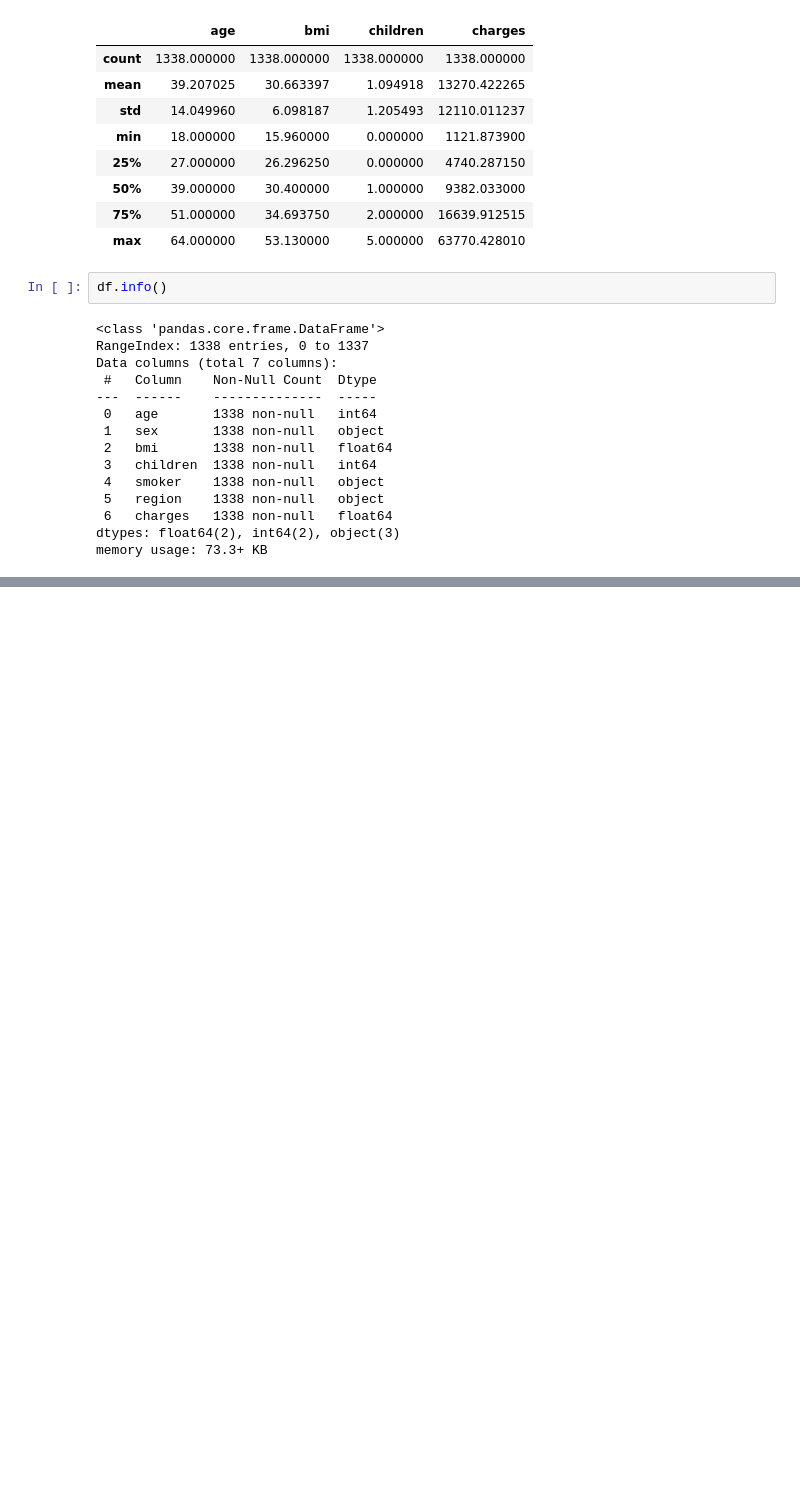
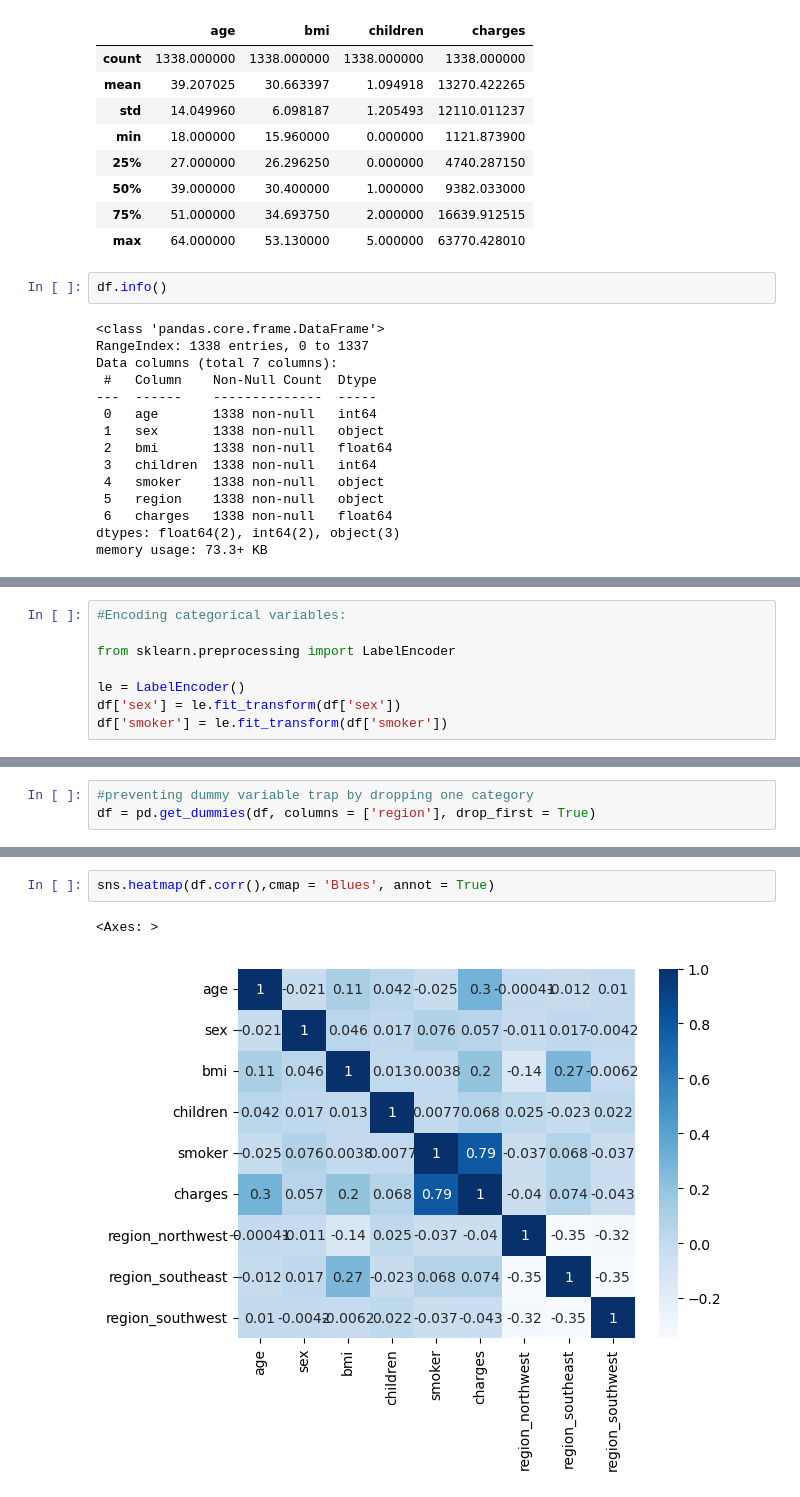
Before and after one commit to poorva-r/Medical-Expenditure-Prediction-ML-Python-Gradio, a Jupyter notebook: Medical_Insurance_Payout.ipynb, the cells around one changed output, grey strips where cells are left out. Saved outputs shown, nothing was run; the diff lists cells and outputs as text; blank space fills up the shorter version.

```diff
--- a/Medical_Insurance_Payout.ipynb
+++ b/Medical_Insurance_Payout.ipynb
@@ -92,0 +136,8 @@ plt.show()
+# %%
+#Encoding categorical variables:
+
+from sklearn.preprocessing import LabelEncoder
+
+le = LabelEncoder()
+df['sex'] = le.fit_transform(df['sex'])
+df['smoker'] = le.fit_transform(df['smoker'])
@@ -92,0 +160,3 @@ plt.show()
+# %%
+#preventing dummy variable trap by dropping one category
+df = pd.get_dummies(df, columns = ['region'], drop_first = True)
@@ -92,0 +179,5 @@ plt.show()
+# %%
+sns.heatmap(df.corr(),cmap = 'Blues', annot = True)
+# %% [output]
+<Axes: >
+[figure, added]
```
Also changed, not shown: parts of 46 cells of this notebook.
